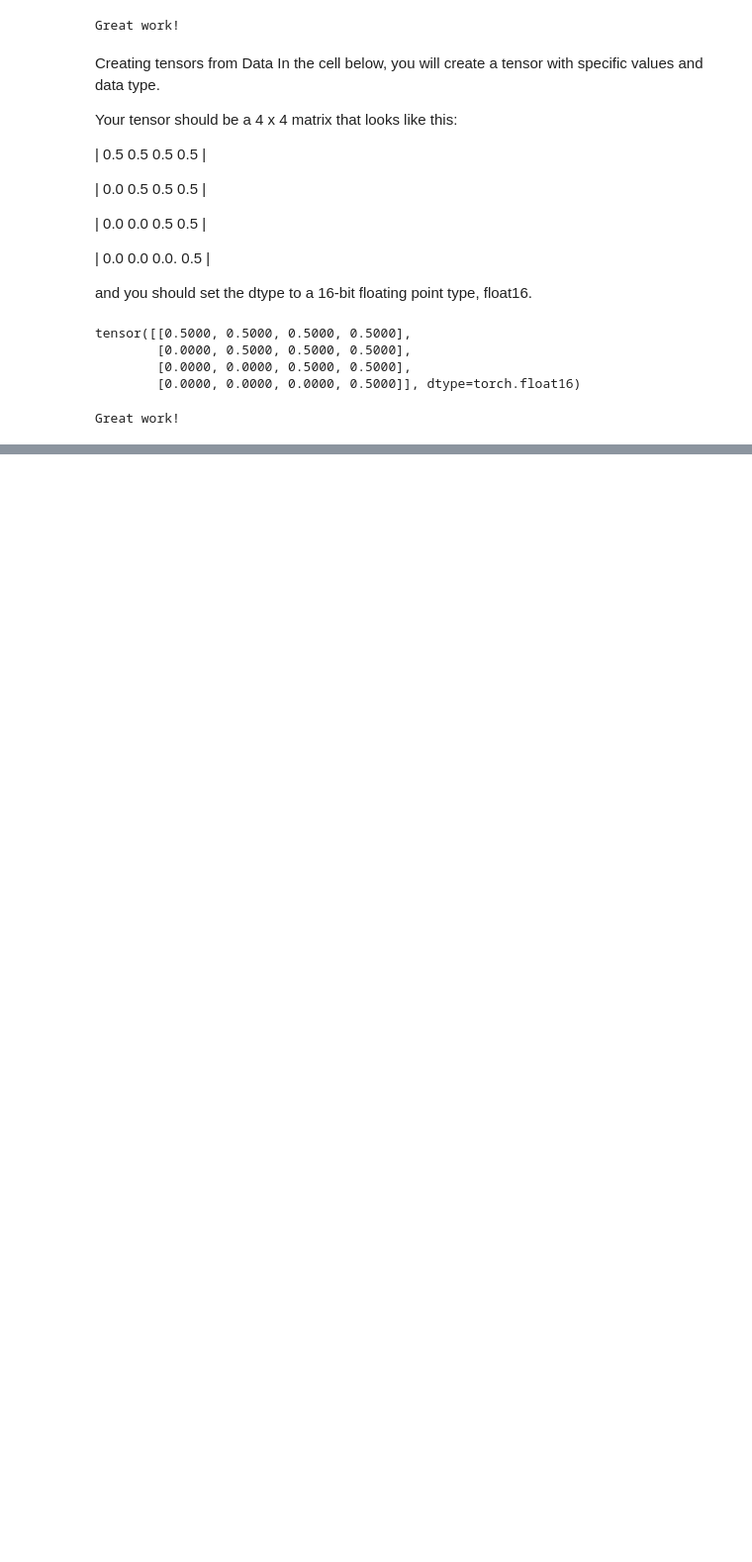
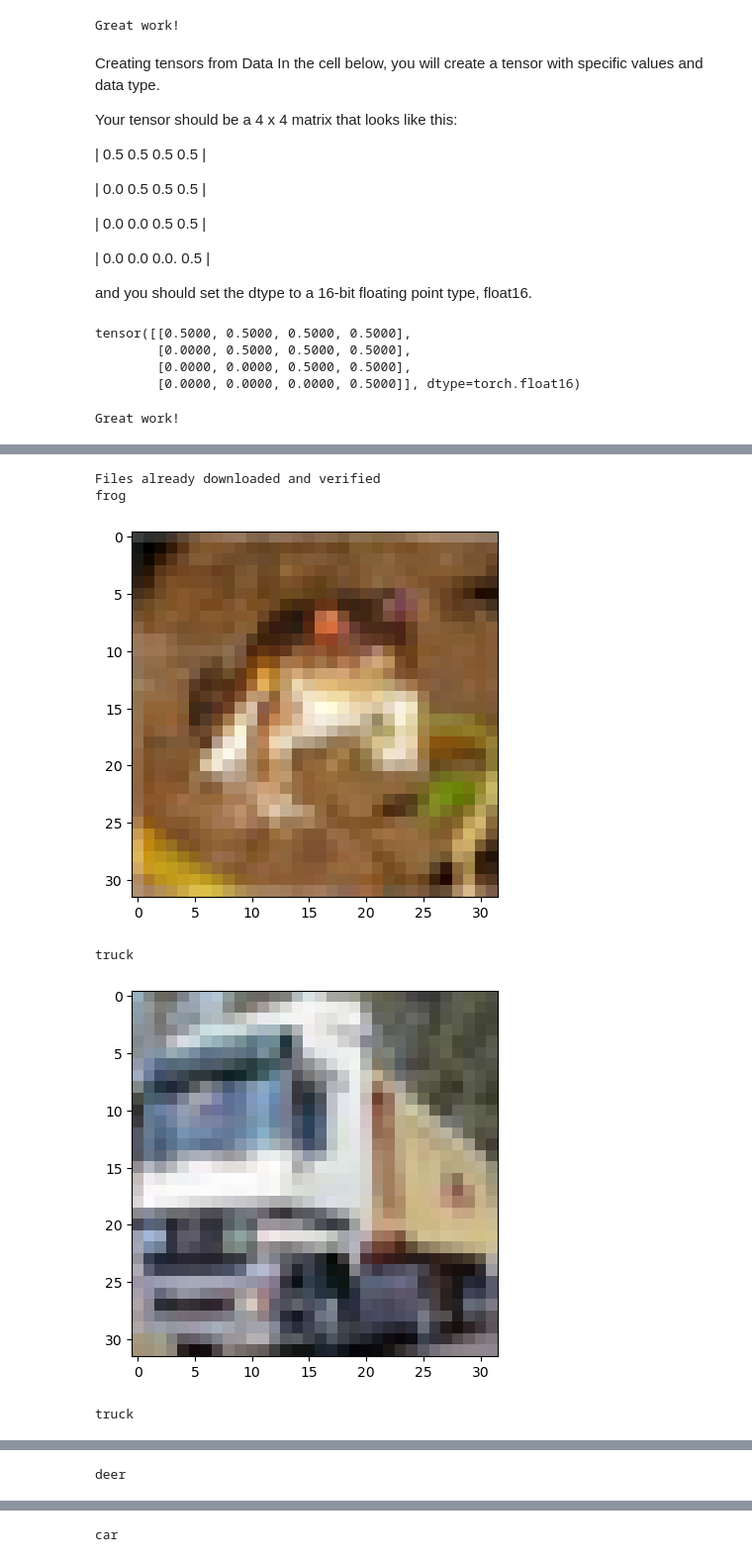
Before and after one commit to blackkernel/deep_learning_udacity, a Jupyter notebook: tensor_gymnastics.ipynb, the cells around one changed output, grey strips where cells are left out. Shown at 99% size. Cells and saved outputs as stored; diff of their text form; code cells hidden in the pictures; blank space fills up the shorter version.

Commit message:
CIFAR data

```diff
--- a/tensor_gymnastics.ipynb
+++ b/tensor_gymnastics.ipynb
@@ -85,27 +96,35 @@ If you get stuck, consult the relevant documentation for CIFAR-10 or the DataLoa
 # %%
 # This function will show us 5 images from our dataloader.
 # You may not want to modify this function, or it will not work.
 def show5(img_loader):
     # The 10 classes in the dataset
     classes = ('plane', 'car', 'bird', 'cat', 'deer', 'dog', 'frog', 'horse', 'ship', 'truck')
     dataiter = iter(img_loader)
 
     batch = next(dataiter)
     labels = batch[1][0:5]
     images = batch[0][0:5]
     for i in range(5):
         print(classes[labels[i]])
 
         image = images[i].numpy()
         plt.imshow(image.transpose(1,2,0))
         plt.show()
 
 
 # Create the training dataset
-#training_data = ## YOUR CODE HERE ##
+training_data = datasets.CIFAR10(root="data", train=True, download=True, transform=ToTensor())
 
 # Create the training dataloader with batch size 5
-#train_loader = ## YOUR CODE HERE ##
+train_loader = DataLoader(training_data, batch_size=5)
+
 
 # View 5 images using the show5 function
-#show5(train_loader)
+show5(train_loader)
+# %% [output]
+Files already downloaded and verified
+frog
+[figure, added]
+truck
+[figure, added]
+truck
@@ -111,0 +132 @@ def show5(img_loader):
+deer
@@ -111,0 +134 @@ def show5(img_loader):
+car
```
Also changed, not shown: parts of 5 cells of this notebook.
